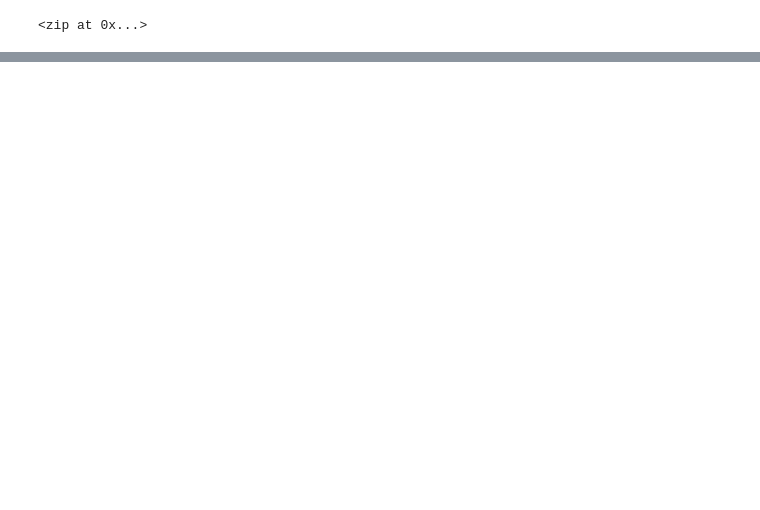
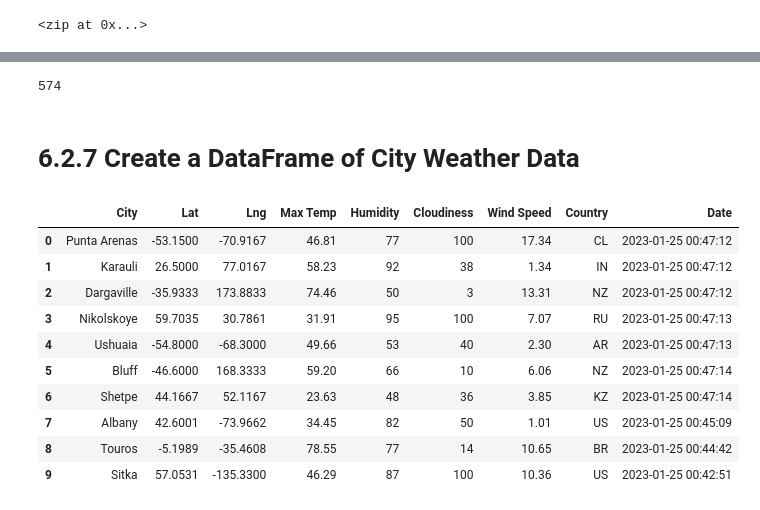
Before and after one commit to Maria-cheema/World_Weather_Analysis, a Jupyter notebook: WeatherPy.ipynb, the cells around one changed output, grey strips where cells are left out. Drawn from its saved outputs; the diff is of its cells as text; code cells hidden in the pictures; blank space fills up the shorter version.

```diff
--- a/WeatherPy.ipynb
+++ b/WeatherPy.ipynb
@@ -54,0 +66,10 @@ len(cities)
+# %%
+# Create an empty list to hold the weather data.
+city_data = []
+# Print the beginning of the logging.
+print("Beginning Data Retrieval     ")
+print("-----------------------------")
+
+# Create counters.
+record_count = 1
+set_count = 1
@@ -54,0 +79,14 @@ len(cities)
+# %%
+# Loop through all the cities in our list.
+for i in range(len(cities)):
+
+    # Group cities in sets of 50 for logging purposes.
+    if (i % 50 == 0 and i >= 50):
+        set_count += 1
+        record_count = 1
+        time.sleep(60)
+
+    # Create endpoint URL with each city.
+    city_url = url + "&q=" + cities[i]
+# %%
+for i, item in enumerate(list):
@@ -54,0 +163,22 @@ len(cities)
+# %%
+len(city_data)
+# %% [output]
+574
+# %% [markdown]
+# 6.2.7 Create a DataFrame of City Weather Data
+# %%
+# Convert the array of dictionaries to a Pandas DataFrame.
+city_data_df = pd.DataFrame(city_data)
+city_data_df.head(10)
+# %% [output]
+|  | City | Lat | Lng | Max Temp | Humidity | Cloudiness | Wind Speed | Country | Date |
+| 0 | Punta Arenas | -53.1500 | -70.9167 | 46.81 | 77 | 100 | 17.34 | CL | 2023-01-25 00:47:12 |
+| 1 | Karauli | 26.5000 | 77.0167 | 58.23 | 92 | 38 | 1.34 | IN | 2023-01-25 00:47:12 |
+| 2 | Dargaville | -35.9333 | 173.8833 | 74.46 | 50 | 3 | 13.31 | NZ | 2023-01-25 00:47:12 |
+| 3 | Nikolskoye | 59.7035 | 30.7861 | 31.91 | 95 | 100 | 7.07 | RU | 2023-01-25 00:47:13 |
+| 4 | Ushuaia | -54.8000 | -68.3000 | 49.66 | 53 | 40 | 2.30 | AR | 2023-01-25 00:47:13 |
+| 5 | Bluff | -46.6000 | 168.3333 | 59.20 | 66 | 10 | 6.06 | NZ | 2023-01-25 00:47:14 |
+| 6 | Shetpe | 44.1667 | 52.1167 | 23.63 | 48 | 36 | 3.85 | KZ | 2023-01-25 00:47:14 |
+| 7 | Albany | 42.6001 | -73.9662 | 34.45 | 82 | 50 | 1.01 | US | 2023-01-25 00:45:09 |
+| 8 | Touros | -5.1989 | -35.4608 | 78.55 | 77 | 14 | 10.65 | BR | 2023-01-25 00:44:42 |
+| 9 | Sitka | 57.0531 | -135.3300 | 46.29 | 87 | 100 | 10.36 | US | 2023-01-25 00:42:51 |
```
Also changed, not shown: parts of 10 cells of this notebook, 3 other files.
